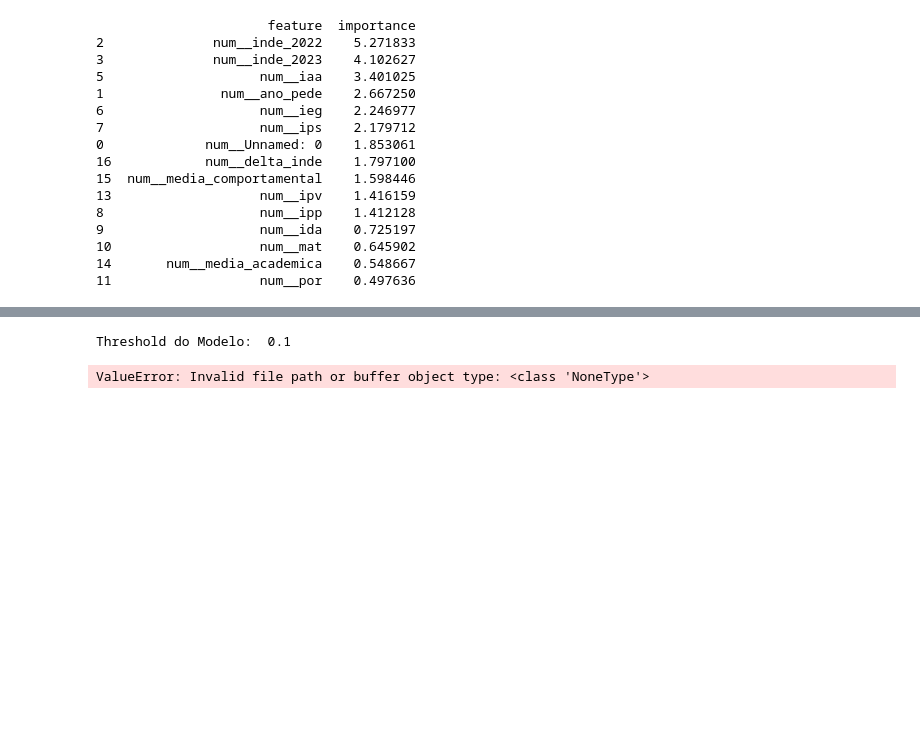
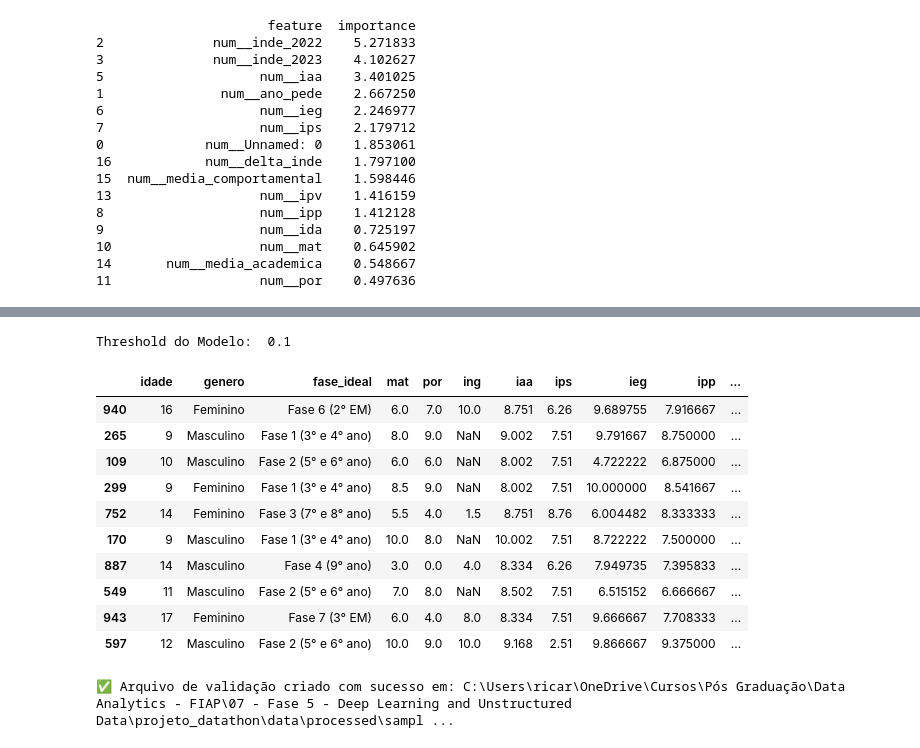
Before and after one commit to RicardViana/fiap-fase5-datathon, a Jupyter notebook: notebooks/Datathon_FIAP_Fase_5.ipynb, the cells around one changed output, grey strips where cells are left out. Cells and saved outputs as stored; diff of their text form; code cells hidden in the pictures; blank space fills up the shorter version.

```diff
--- a/notebooks/Datathon_FIAP_Fase_5.ipynb
+++ b/notebooks/Datathon_FIAP_Fase_5.ipynb
@@ -596,11 +501,9 @@ threshold = cfg['threshold']
 print('Threshold do Modelo: ', threshold)
 
 # ==========================================
-# 2. Carregar a Base Bruta de 2024
+# 2. Carregar a Base Bruta de 2024 (Aba PEDE2024)
 # ==========================================
-# Se você tiver lendo do CSV que enviou, use read_csv.
-# Se for do Excel original, use pd.read_excel('BASE DE DADOS PEDE...xlsx', sheet_name='PEDE2024')
-df_2024 = pd.read_excel(data_path)
+df_2024 = pd.read_excel(data_path, sheet_name='PEDE2024')
 
 # Pega uma amostra de 10 alunos aleatórios
 sample_raw = df_2024.sample(10, random_state=42).copy()
@@ -608,8 +511,6 @@ sample_raw = df_2024.sample(10, random_state=42).copy()
 # ==========================================
 # 3. Criar a Amostra EXATAMENTE como no App (Mesma ordem)
 # ==========================================
-# Vamos mapear as colunas originais (com letras maiúsculas/espaços) para as
-# variáveis minúsculas que o seu app.py usa.
 sample_app = pd.DataFrame()
 
 # 1. Dados do Aluno
@@ -622,7 +523,7 @@ sample_app['mat'] = sample_raw['Mat']
 sample_app['por'] = sample_raw['Por']
 sample_app['ing'] = sample_raw['Ing']
 
-# 3. Indicadores (Ordem visual do app: IAA, IPS, IEG, IPP, INDE 2024)
+# 3. Indicadores
 sample_app['iaa'] = sample_raw['IAA']
 sample_app['ips'] = sample_raw['IPS']
 sample_app['ieg'] = sample_raw['IEG']
@@ -634,39 +535,50 @@ sample_app['inde_2022'] = sample_raw['INDE 22']
 sample_app['inde_2023'] = sample_raw['INDE 23']
 
 # ==========================================
-# 4. Preparar para Predição (Igual ao que o App faz)
+# 4. Preparar para Predição
 # ==========================================
-# O modelo precisa daquelas colunas extras (mesmo que vazias) para o Imputer funcionar,
-# exatamente como você programou no seu app.py!
 sample_para_modelo = sample_app.copy()
 sample_para_modelo['ano_pede'] = 2024
 sample_para_modelo['ipv'] = np.nan
 sample_para_modelo['ida'] = np.nan
 sample_para_modelo['ano_ingresso'] = np.nan
 sample_para_modelo['n_av'] = np.nan
 
-# Passamos pela função preparar_base (mesmo processo do Streamlit)
+sample_para_modelo['Unnamed: 0'] = 0
+
+# Passamos pela função preparar_base
 base_prep = preparar_base(sample_para_modelo, modo_treino=False)
 
-# Extraímos a probabilidade e a classe (0 ou 1)
+# Extraímos a probabilidade e a classe
 proba = pipe.predict_proba(base_prep)[:, 1]
 pred = (proba >= threshold).astype(int)
 
 # ==========================================
 # 5. Adicionar Resultados e Exportar
 # ==========================================
 sample_app['proba_modelo'] = proba
 sample_app['predicao_risco'] = pred
 
 # Exibe na tela do Jupyter
 display(sample_app)
 
 # Exporta para Excel
 processed_path = os.getenv("PROCESSED", ".")
 output_file = os.path.join(processed_path, "sample_predicoes_app_real.xlsx")
 sample_app.to_excel(output_file, index=False)
 
 print(f"\n✅ Arquivo de validação criado com sucesso em: {output_file}")
 # %% [output]
 Threshold do Modelo:  0.1
+|  | idade | genero | fase_ideal | mat | por | ing | iaa | ips | ieg | ipp | ... |
+| 940 | 16 | Feminino | Fase 6 (2° EM) | 6.0 | 7.0 | 10.0 | 8.751 | 6.26 | 9.689755 | 7.916667 | ... |
+| 265 | 9 | Masculino | Fase 1 (3° e 4° ano) | 8.0 | 9.0 | NaN | 9.002 | 7.51 | 9.791667 | 8.750000 | ... |
+| 109 | 10 | Masculino | Fase 2 (5° e 6° ano) | 6.0 | 6.0 | NaN | 8.002 | 7.51 | 4.722222 | 6.875000 | ... |
+| 299 | 9 | Feminino | Fase 1 (3° e 4° ano) | 8.5 | 9.0 | NaN | 8.002 | 7.51 | 10.000000 | 8.541667 | ... |
+| 752 | 14 | Feminino | Fase 3 (7° e 8° ano) | 5.5 | 4.0 | 1.5 | 8.751 | 8.76 | 6.004482 | 8.333333 | ... |
+| 170 | 9 | Masculino | Fase 1 (3° e 4° ano) | 10.0 | 8.0 | NaN | 10.002 | 7.51 | 8.722222 | 7.500000 | ... |
+| 887 | 14 | Masculino | Fase 4 (9° ano) | 3.0 | 0.0 | 4.0 | 8.334 | 6.26 | 7.949735 | 7.395833 | ... |
+| 549 | 11 | Masculino | Fase 2 (5° e 6° ano) | 7.0 | 8.0 | NaN | 8.502 | 7.51 | 6.515152 | 6.666667 | ... |
+| 943 | 17 | Feminino | Fase 7 (3° EM) | 6.0 | 4.0 | 8.0 | 8.334 | 7.51 | 9.666667 | 7.708333 | ... |
+| 597 | 12 | Masculino | Fase 2 (5° e 6° ano) | 10.0 | 9.0 | 10.0 | 9.168 | 2.51 | 9.866667 | 9.375000 | ... |
-ValueError: Invalid file path or buffer object type: <class 'NoneType'>
+✅ Arquivo de validação criado com sucesso em: C:\Users\ricar\OneDrive\Cursos\Pós Graduação\Data Analytics - FIAP\07 - Fase 5 - Deep Learning and Unstructured Data\projeto_datathon\data\processed\sampl ...
```
Also changed, not shown: parts of 2 cells of this notebook, 3 other files.
